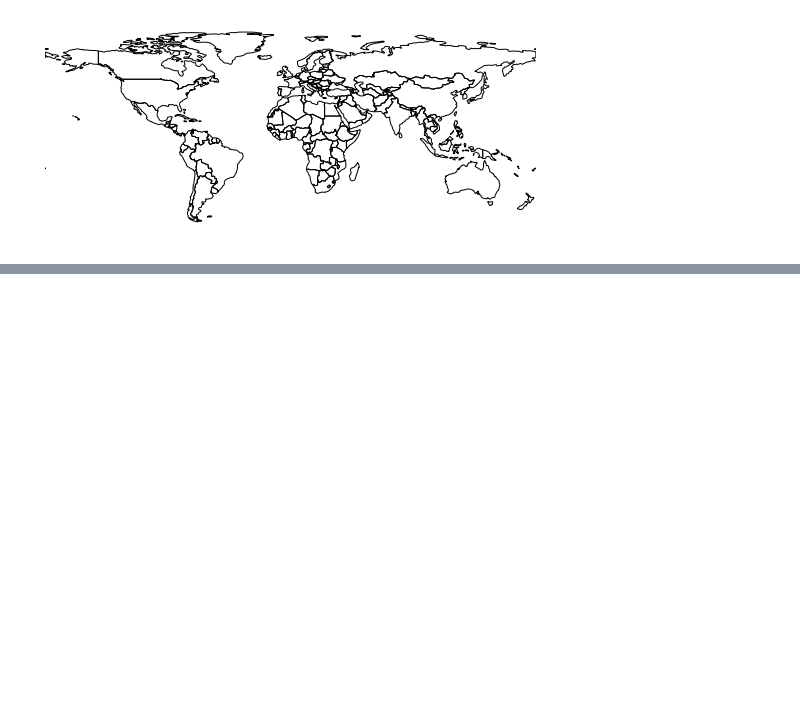
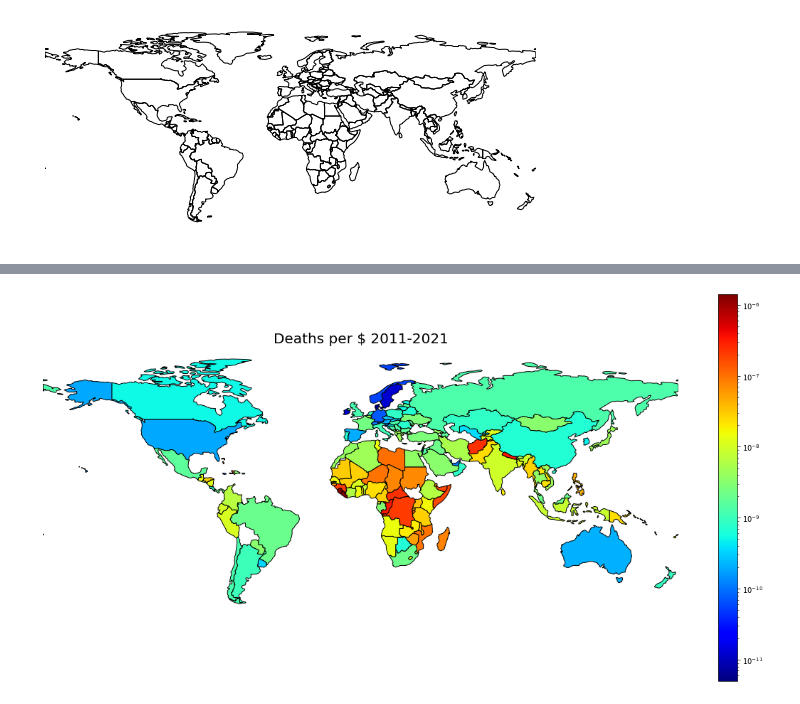
Before and after one commit to rudyarthur/world_risk_poll, a Jupyter notebook: EMDAT_stats.ipynb, the cells around one changed output, grey strips where cells are left out. Cells and saved outputs as stored; diff of their text form; code cells hidden in the pictures; blank space fills up the shorter version.

```diff
--- a/EMDAT_stats.ipynb
+++ b/EMDAT_stats.ipynb
@@ -55,0 +58,16 @@ gplt.choropleth(fullData, hue='Deaths/Pop', legend=True, figsize=(20,10), cmap="
+# %%
+geoData = gpd.read_file('world.json')
+geoData['admin'] = geoData['admin'].str.lower().replace(country_to_code)
+gdp = pd.read_csv('API_NY.GDP.MKTP.CD_DS2_en_csv_v2_5551501.csv',quotechar='"', header=2)
+gdp["Country Code"] = gdp["Country Code"].str.lower()
+geoData = geoData.merge(gdp, left_on=['admin'], right_on=['Country Code'])
+# %%
+deaths = data[['ISO','Year','Total Deaths']].query("Year >= 2011 & Year <= 2021").drop(columns=['Year']).fillna(0).groupby("ISO").sum()
+fullData = geoData.merge(deaths, left_on=['admin'], right_on=['ISO'])
+fullData["Deaths/GDP"] = fullData["Total Deaths"]/fullData["2021"]
+fullData = fullData.loc[ fullData["Deaths/GDP"] > 0 ]
+fig, ax = plt.subplots(figsize=(20,10))
+gplt.choropleth(fullData, hue='Deaths/GDP', legend=True, ax=ax, cmap="jet", norm=colors.LogNorm(vmin=fullData["Deaths/GDP"].min(), vmax=fullData["Deaths/GDP"].max()))
+ax.set_title("Deaths per $ 2011-2021", fontsize=20);
+# %% [output]
+[figure, added]
```
Also changed, not shown: parts of 2 cells of this notebook, 2 other files.
